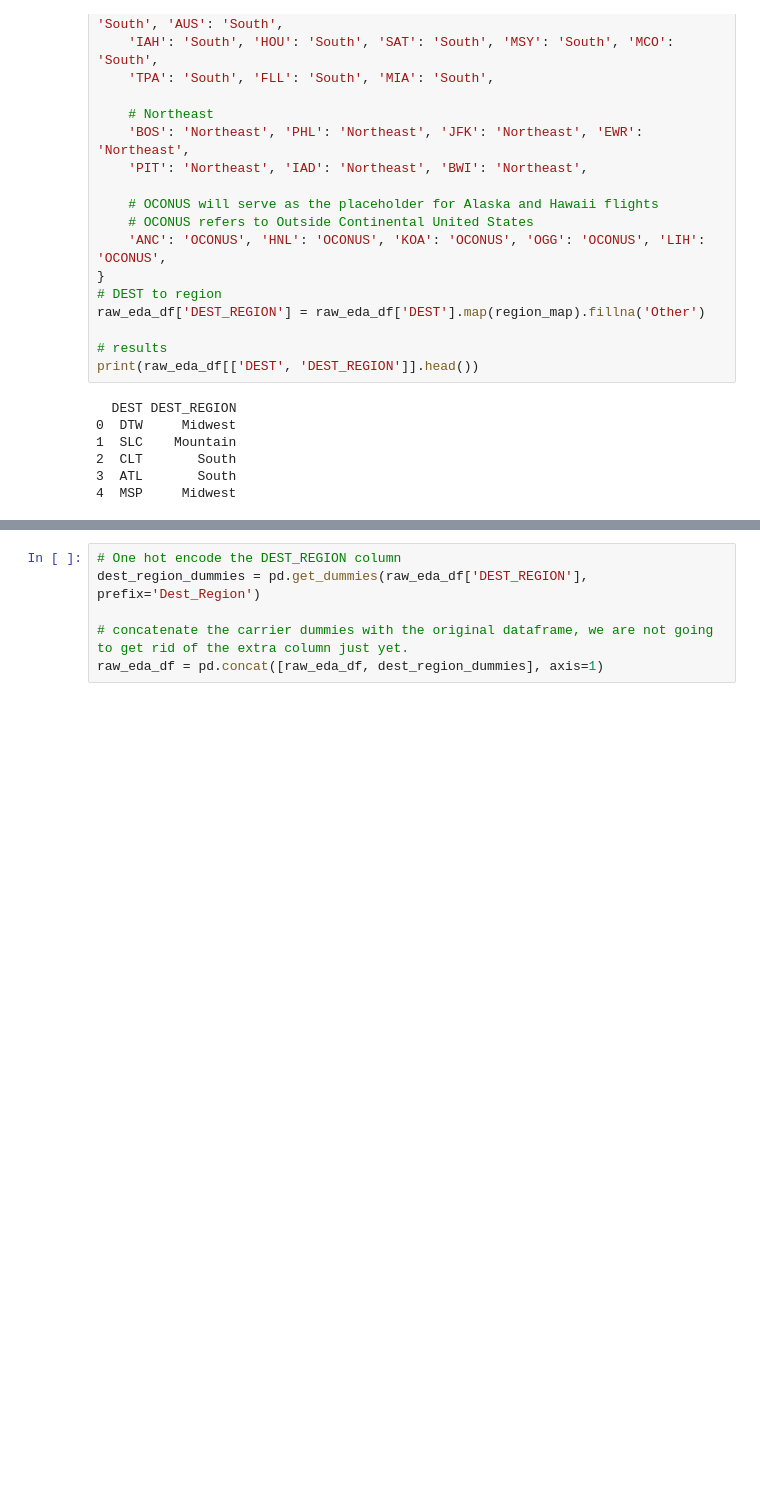
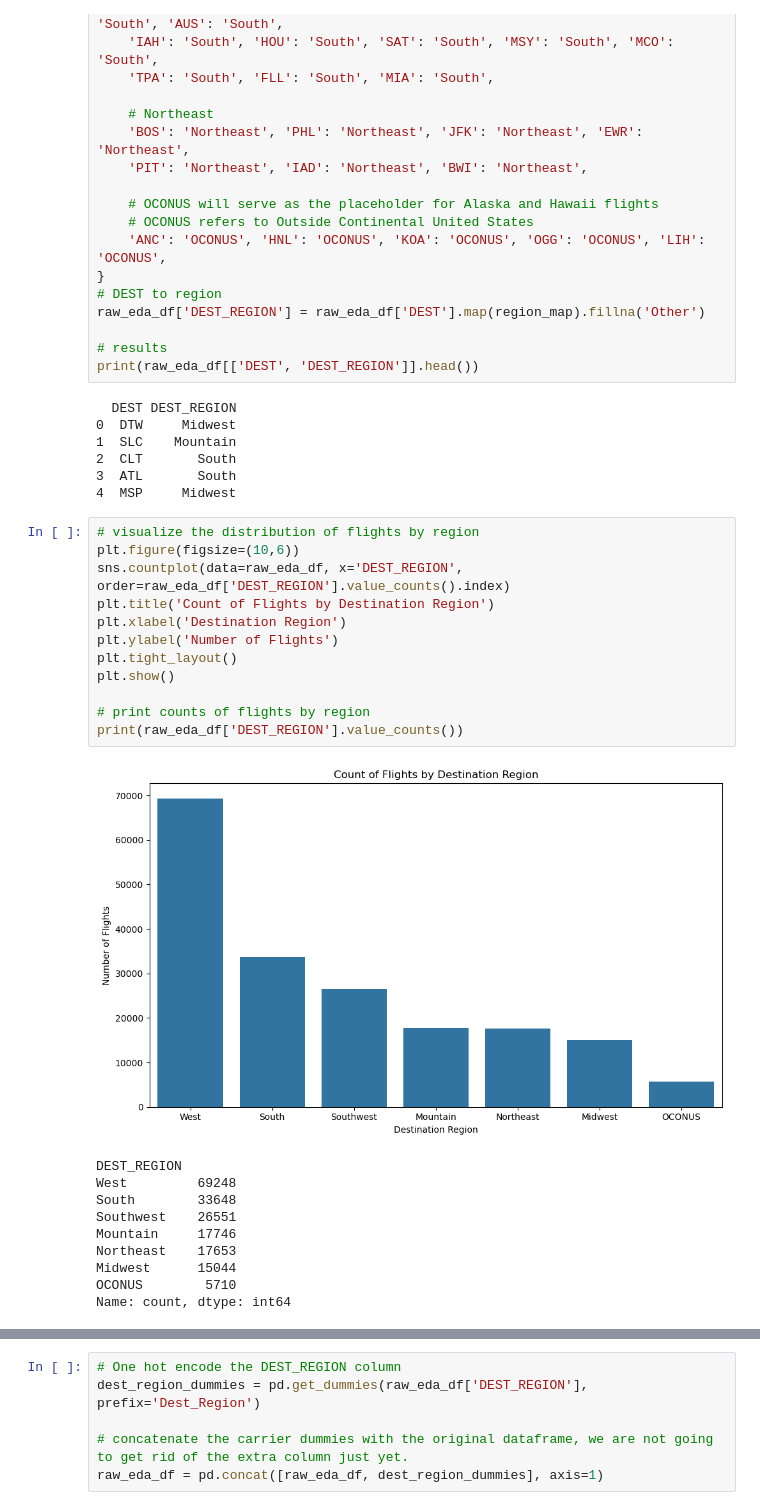
Before and after one commit to gw-00/ADS-508-Project, a Jupyter notebook: 3_clean_data/1_EDA.ipynb, the cells around one changed output, grey strips where cells are left out. Cells and saved outputs as stored; diff of their text form; blank space fills up the shorter version.

```diff
--- a/3_clean_data/1_EDA.ipynb
+++ b/3_clean_data/1_EDA.ipynb
@@ -450,3 +462,26 @@ print(raw_eda_df[['DEST', 'DEST_REGION']].head())
 2  CLT       South
 3  ATL       South
 4  MSP     Midwest
+# %%
+# visualize the distribution of flights by region
+plt.figure(figsize=(10,6))
+sns.countplot(data=raw_eda_df, x='DEST_REGION', order=raw_eda_df['DEST_REGION'].value_counts().index)
+plt.title('Count of Flights by Destination Region')
+plt.xlabel('Destination Region')
+plt.ylabel('Number of Flights')
+plt.tight_layout()
+plt.show()
+
+# print counts of flights by region
+print(raw_eda_df['DEST_REGION'].value_counts())
+# %% [output]
+[figure, added]
+DEST_REGION
+West         69248
+South        33648
+Southwest    26551
+Mountain     17746
+Northeast    17653
+Midwest      15044
+OCONUS        5710
+Name: count, dtype: int64
```
Also changed, not shown: parts of 3 cells of this notebook.
